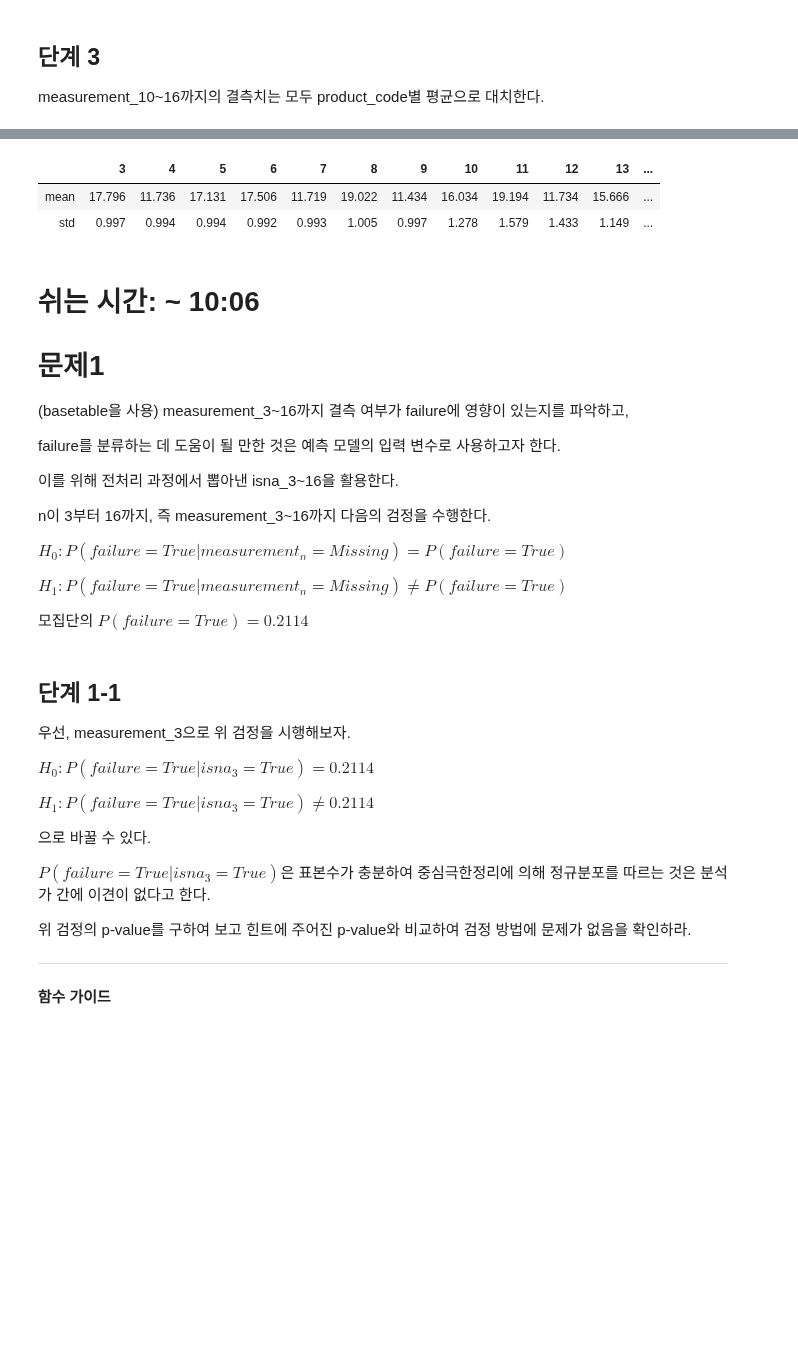
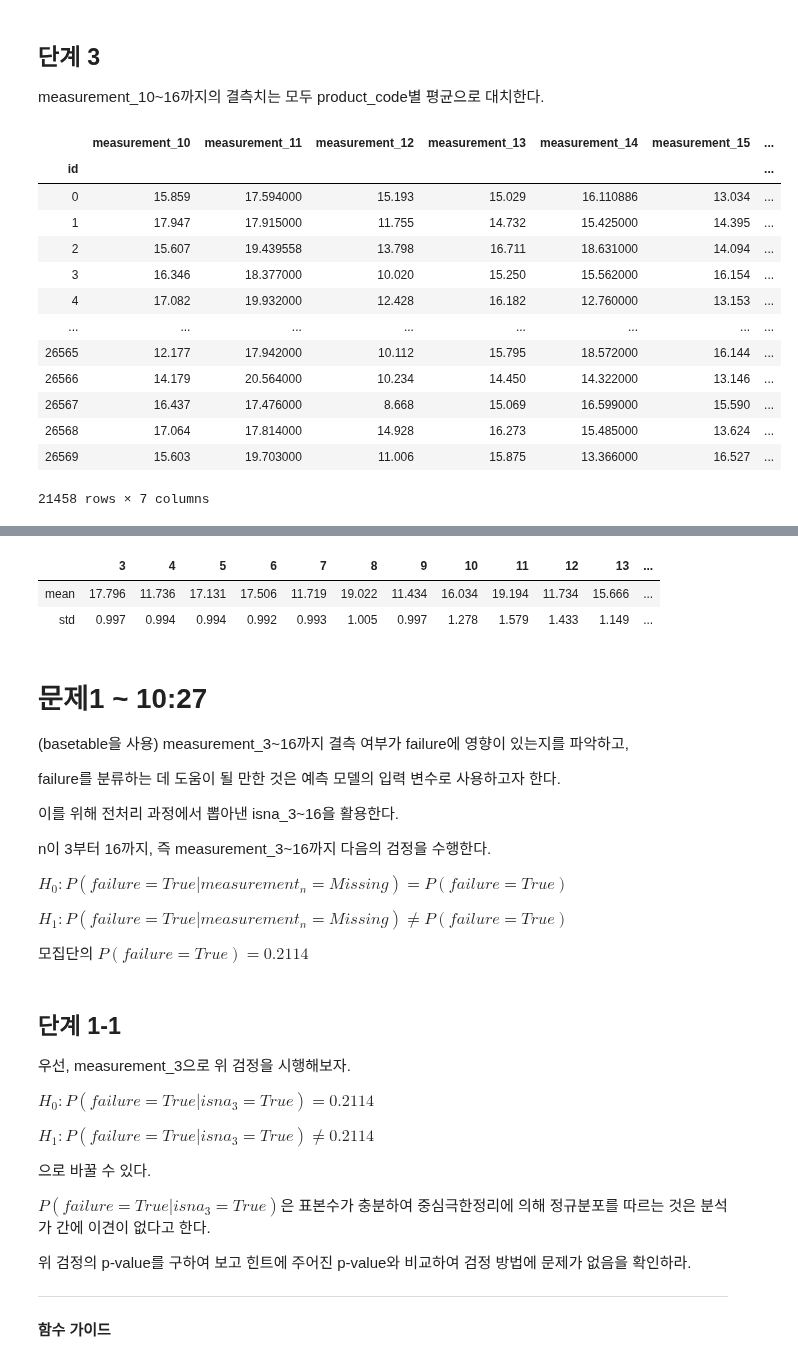
Before and after one commit to sunkusun9/DS_lv3_2311_2, a Jupyter notebook: sec_ds_lv3_prob1_prob.ipynb, the cells around one changed output, grey strips where cells are left out. Drawn from its saved outputs; the diff is of its cells as text; code cells hidden in the pictures; blank space fills up the shorter version.

```diff
--- a/sec_ds_lv3_prob1_prob.ipynb
+++ b/sec_ds_lv3_prob1_prob.ipynb
@@ -252,0 +258,18 @@ df_basetable[X_mean] = \
+# %%
+# 인덱스의 0번 수준에 붙은 product_code를 0번 수준을 제거하는 후처리 과정을 통해서도 제거할 수 있습니다.
+df_basetable.groupby('product_code')[X_mean].apply(lambda x: x.fillna(x.mean())).reset_index(level=0, drop=True)
+# %% [output]
+|  | measurement_10 | measurement_11 | measurement_12 | measurement_13 | measurement_14 | measurement_15 | ... |
+| id |  |  |  |  |  |  | ... |
+| 0 | 15.859 | 17.594000 | 15.193 | 15.029 | 16.110886 | 13.034 | ... |
+| 1 | 17.947 | 17.915000 | 11.755 | 14.732 | 15.425000 | 14.395 | ... |
+| 2 | 15.607 | 19.439558 | 13.798 | 16.711 | 18.631000 | 14.094 | ... |
+| 3 | 16.346 | 18.377000 | 10.020 | 15.250 | 15.562000 | 16.154 | ... |
+| 4 | 17.082 | 19.932000 | 12.428 | 16.182 | 12.760000 | 13.153 | ... |
+| ... | ... | ... | ... | ... | ... | ... | ... |
+| 26565 | 12.177 | 17.942000 | 10.112 | 15.795 | 18.572000 | 16.144 | ... |
+| 26566 | 14.179 | 20.564000 | 10.234 | 14.450 | 14.322000 | 13.146 | ... |
+| 26567 | 16.437 | 17.476000 | 8.668 | 15.069 | 16.599000 | 15.590 | ... |
+| 26568 | 17.064 | 17.814000 | 14.928 | 16.273 | 15.485000 | 13.624 | ... |
+| 26569 | 15.603 | 19.703000 | 11.006 | 15.875 | 13.366000 | 16.527 | ... |
+21458 rows × 7 columns
@@ -268,9 +304,7 @@ df_basetable[['measurement_{}'.format(i) for i in range(3, 18)]].agg(['mean', 's
 | mean | 17.796 | 11.736 | 17.131 | 17.506 | 11.719 | 19.022 | 11.434 | 16.034 | 19.194 | 11.734 | 15.666 | ... |
 | std | 0.997 | 0.994 | 0.994 | 0.992 | 0.993 | 1.005 | 0.997 | 1.278 | 1.579 | 1.433 | 1.149 | ... |
 # %% [markdown]
-# 쉬는 시간: ~ 10:06
-
-# 문제1
+# 문제1 ~ 10:27
 
 (basetable을 사용) measurement_3~16까지 결측 여부가 failure에 영향이 있는지를 파악하고,
 
```
Also changed, not shown: parts of 14 cells of this notebook.
